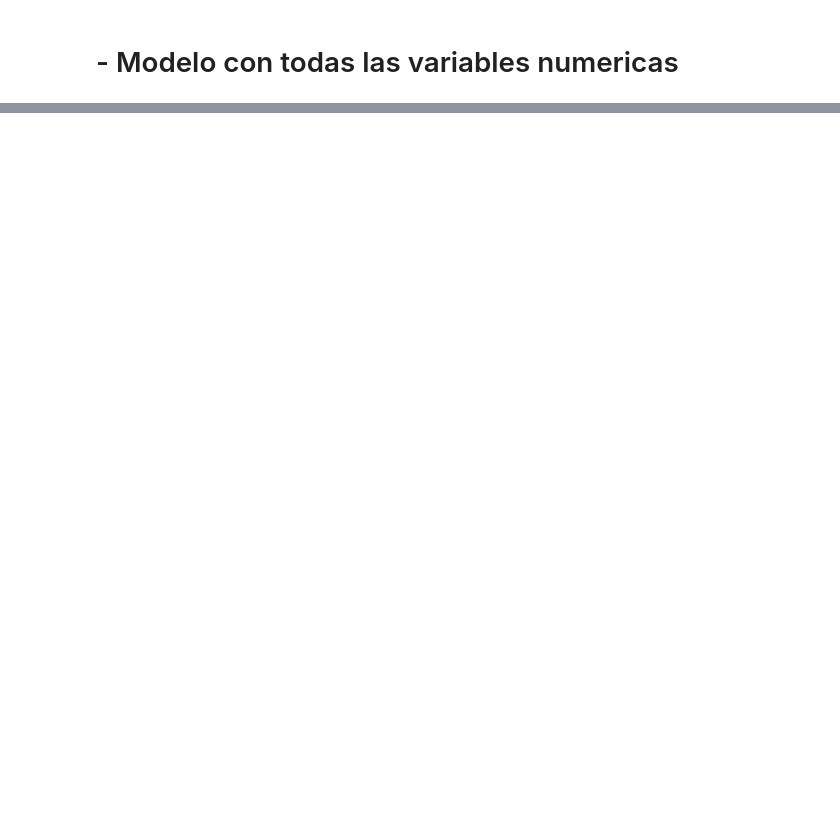
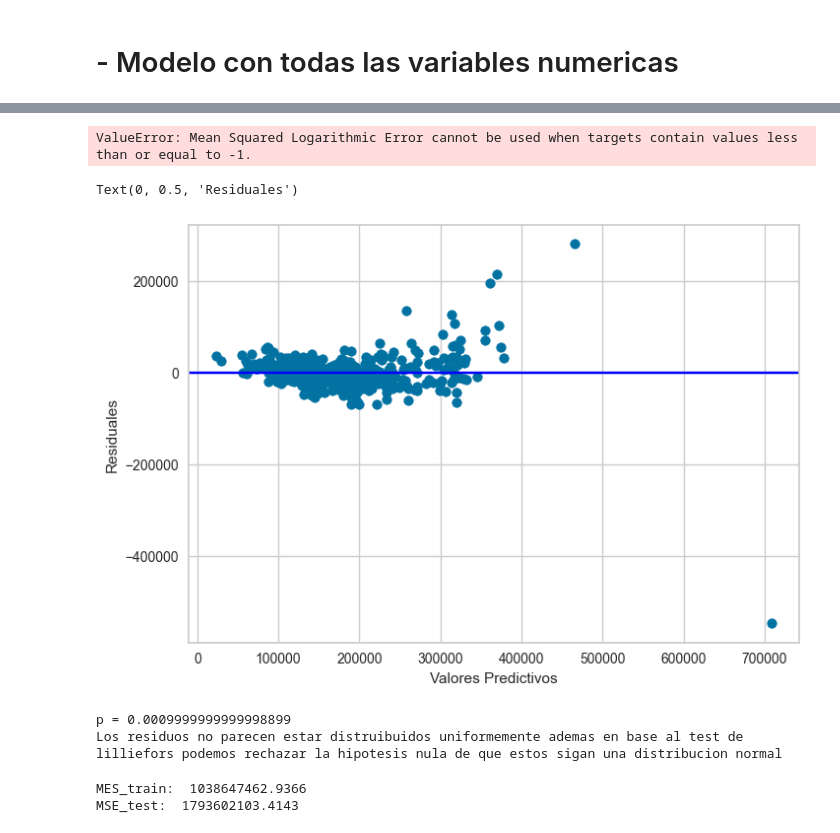
Before and after one commit to JoseAMoralesF/P2-Entrega1-MineriadeDatos, a Jupyter notebook: p2e1.ipynb, the cells around one changed output, grey strips where cells are left out. Drawn from its saved outputs; the diff is of its cells as text; code cells hidden in the pictures; blank space fills up the shorter version.

```diff
--- a/p2e1.ipynb
+++ b/p2e1.ipynb
@@ -959,0 +936,7 @@ Mean score: 0.7286560671445393
+# %%
+modelo1 = LinearRegression()
+modelo1.fit(X_train, y_train)
+y_pred_modelo1 = modelo1.predict(X_test)
+
+#Resumen del modelo
+sm.OLS(y_train,X_train).fit().summary()
@@ -959,0 +980,60 @@ Mean score: 0.7286560671445393
+# %%
+# calculate aic for regression
+def calculate_aic(n, mse, num_params):
+ aic = n * np.log(mse) + 2 * num_params
+ return aic
+# calculate bic for regression
+def calculate_bic(n, mse, num_params):
+ bic = n * np.log(mse) + num_params * np.log(n)
+ return bic
+
+# Regression metrics
+explained_variance_modelo1=metrics.explained_variance_score(y_test, y_pred_modelo1)
+mean_absolute_error_modelo1=metrics.mean_absolute_error(y_test, y_pred_modelo1)
+mse_modelo1=metrics.mean_squared_error(y_test, y_pred_modelo1)
+mean_squared_log_error_modelo1=metrics.mean_squared_log_error(y_test, y_pred_modelo1)
+median_absolute_error_modelo1=metrics.median_absolute_error(y_test, y_pred_modelo1)
+r2_modelo1=metrics.r2_score(y_test, y_pred_modelo1)
+k = modelo1.coef_.size
+n = X_train.shape[0]
+aic_modelo1 = calculate_aic(n,mse_modelo1,k)
+bic_modelo1 = calculate_bic(n,mse_modelo1,k)
+
+print('explained_variance: ', round(explained_variance_modelo1,4))
+print('mean_squared_log_error: ', round(mean_squared_log_error_modelo1,4))
+print('r2: ', round(r2_modelo1,4))
+print('MAE: ', round(mean_absolute_error_modelo1,4))
+print('MSE: ', round(mse_modelo1,4))
+print('RMSE: ', round(np.sqrt(mse_modelo1),4))
+print('AIC: ',round(aic_modelo1,4))
+print('BIC: ',round(bic_modelo1,4))
+# %% [output]
+ValueError: Mean Squared Logarithmic Error cannot be used when targets contain values less than or equal to -1.
+# %%
+#Grafico de residuales
+
+resid_modelo1=y_test-y_pred_modelo1
+plt.scatter(y_pred_modelo1,resid_modelo1)
+plt.axhline(0,color='blue')
+plt.xlabel('Valores Predictivos')
+plt.ylabel('Residuales')
+# %% [output]
+Text(0, 0.5, 'Residuales')
+[figure, added]
+# %%
+k,p=sm.stats.diagnostic.lilliefors(resid_modelo1)
+print("p =",p)
+
+print('Los residuos no parecen estar distruibuidos uniformemente ademas en base al test de lilliefors podemos rechazar la hipotesis nula de que estos sigan una distribucion normal')
+# %% [output]
+p = 0.0009999999999998899
+Los residuos no parecen estar distruibuidos uniformemente ademas en base al test de lilliefors podemos rechazar la hipotesis nula de que estos sigan una distribucion normal
+# %%
+x_pred_modelo1 = modelo1.predict(X_train)
+mse_modelo1_train=metrics.mean_squared_error(y_train, x_pred_modelo1)
+
+print("MES_train: ",round(mse_modelo1_train,4))
+print('MSE_test: ', round(mse_modelo1,4))
+# %% [output]
+MES_train:  1038647462.9366
+MSE_test:  1793602103.4143
```
Also changed, not shown: parts of 19 cells of this notebook.
